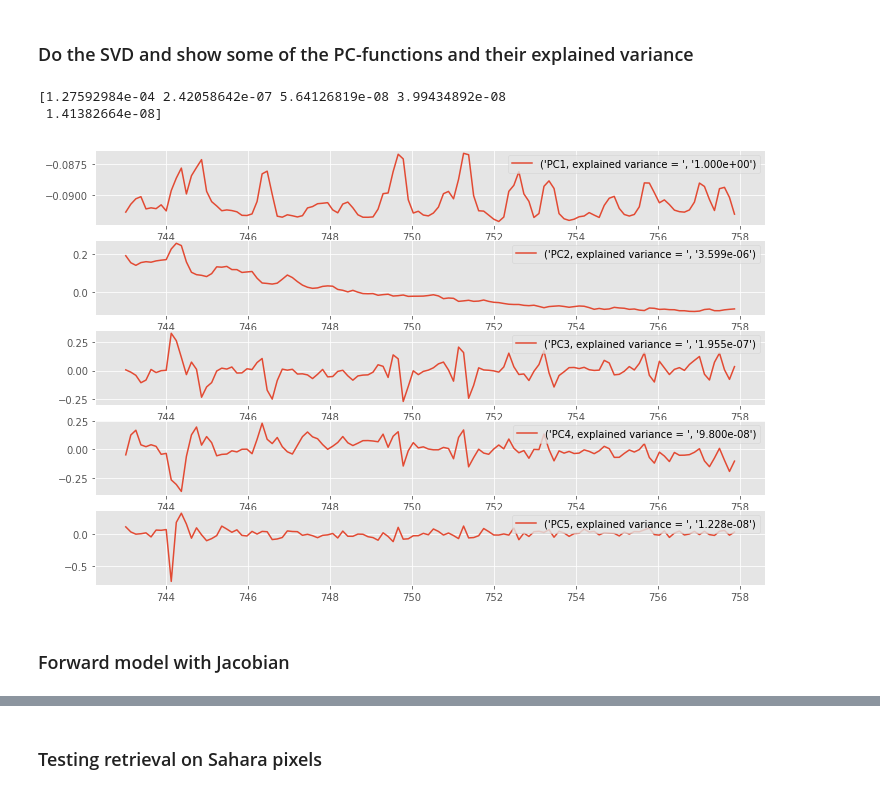
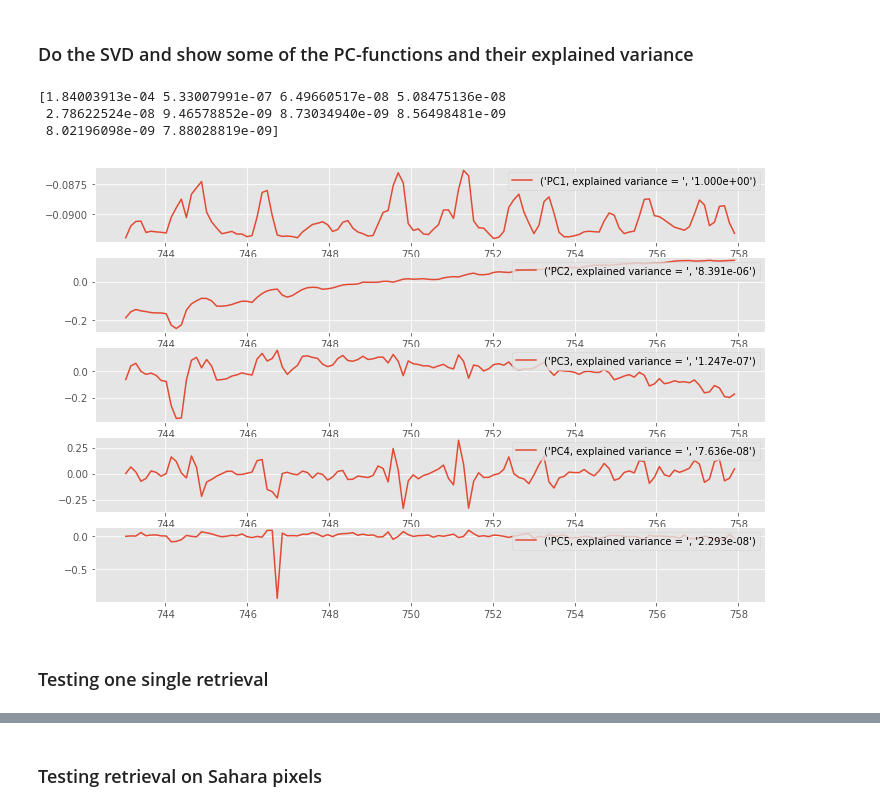
Before and after one commit to cfranken/ESE156, a Jupyter notebook: projects/TROPOMI PROJECT.ipynb, the cells around one changed output, grey strips where cells are left out. Cells and saved outputs as stored; diff of their text form; code cells hidden in the pictures.

```diff
--- a/projects/TROPOMI PROJECT.ipynb
+++ b/projects/TROPOMI PROJECT.ipynb
@@ -16,3 +74,7 @@ f = h5.File('/Users/owinton/Documents/TROPOMI/PS_SIF_map.h5','r')
 SIF_spec = f['SIF_shape'][:]
 SIF_wl = f['wlGrid'][:]
 f.close()
+# %%
+directory = '/Users/owinton/Documents/TROPOMI/'
+filename = 'S5P_OFFL_L1B_RA_BD6_20181011T205656_20181011T223825_05157_01_010000_20181012T002841.zip'
+plotfile(filename, directory)
@@ -74,17 +146,15 @@ Text(0.5,1,'Solar spectrum sample area')
 # %%
 # Get the first 122 wavelengths above 743 nm, this is our retrieval area.
 # Fixed amount of spectral values in each pixel to make matrices easier
-spec_pixel_trunc = np.zeros((408, 150, 122))
-wl_pixel_trunc = np.zeros((408, 122))
-for i in range(408):
-    index_pixel = wl_pixel_all[i, :] > 743
-    wl_pixel = wl_pixel_all[i, index_pixel]
-    wl_pixel_trunc[i, :] = wl_pixel[:122]
-    for j in range(150):
-        spec_pixel = spec_pixel_all[i, j, index_pixel]
-        spec_pixel_trunc[i, j, :] = spec_pixel[:122]
-wl_spec = wl_pixel_trunc
-spec = spec_pixel_trunc
+wl_spec = np.zeros((408, 122))
+spec = np.zeros((nspec, 408, 122))
+for pixel in range(408):
+    index = wl_pixel_all[pixel, :] > 743
+    wl_pixel = wl_pixel_all[pixel, index]
+    wl_spec[pixel, :] = wl_pixel[:122]
+    for swath in range(nspec):
+        spec_pixel = spec_pixel_all[swath, pixel, index]
+        spec[swath, pixel, :] = spec_pixel[:122]
 # %% [markdown]
 ### Do the SVD and show some of the PC-functions and their explained variance
 # %%
@@ -98,32 +168,31 @@ for i in range(408):
 # %%
 # Showing the Principal component functions, along with their explained variance
 # (defined correctly? Only takes into account the relative value of singualr values)
 figsize(12,8)
 plt.subplot(511)
-test_pixel = 1
-plt.plot(wl_pixel_trunc[test_pixel,:],vh[test_pixel,0,:],label=('PC1, explained variance = ', '{:0.3e}'.format(s[test_pixel,0]**2/(s[test_pixel,:].dot(s[test_pixel,:].T)))))
+test_pixel = 200
+plt.plot(wl_spec[test_pixel,:],vh[test_pixel,0,:],label=('PC1, explained variance = ', '{:0.3e}'.format(s[test_pixel,0]**2/(s[test_pixel,:].dot(s[test_pixel,:].T)))))
 plt.legend(loc=1)
 #plt.yticks([])
 plt.subplot(512)
-plt.plot(wl_pixel_trunc[test_pixel,:],vh[test_pixel,1,:],label=('PC2, explained variance = ', '{:0.3e}'.format(s[test_pixel,1]**2/(s[test_pixel,:].dot(s[test_pixel,:].T)))))
+plt.plot(wl_spec[test_pixel,:],vh[test_pixel,1,:],label=('PC2, explained variance = ', '{:0.3e}'.format(s[test_pixel,1]**2/(s[test_pixel,:].dot(s[test_pixel,:].T)))))
 plt.legend(loc=1)
 #plt.yticks([])
 plt.subplot(513)
-plt.plot(wl_pixel_trunc[test_pixel,:],vh[test_pixel,2,:],label=('PC3, explained variance = ', '{:0.3e}'.format(s[test_pixel,2]**2/(s[test_pixel,:].dot(s[test_pixel,:].T)))))
+plt.plot(wl_spec[test_pixel,:],vh[test_pixel,2,:],label=('PC3, explained variance = ', '{:0.3e}'.format(s[test_pixel,2]**2/(s[test_pixel,:].dot(s[test_pixel,:].T)))))
 plt.legend(loc=1)
 #plt.yticks([])
 plt.subplot(514)
-plt.plot(wl_pixel_trunc[test_pixel,:],vh[test_pixel,3,:],label=('PC4, explained variance = ', '{:0.3e}'.format(s[test_pixel,3]**2/(s[test_pixel,:].dot(s[test_pixel,:].T)))))
+plt.plot(wl_spec[test_pixel,:],vh[test_pixel,3,:],label=('PC4, explained variance = ', '{:0.3e}'.format(s[test_pixel,3]**2/(s[test_pixel,:].dot(s[test_pixel,:].T)))))
 plt.legend(loc=1)
 #plt.yticks([])
 plt.subplot(515)
-plt.plot(wl_pixel_trunc[test_pixel,:],vh[test_pixel,4,:],label=('PC5, explained variance = ', '{:0.3e}'.format(s[test_pixel,4]**2/(s[test_pixel,:].dot(s[test_pixel,:].T)))))
+plt.plot(wl_spec[test_pixel,:],vh[test_pixel,4,:],label=('PC5, explained variance = ', '{:0.3e}'.format(s[test_pixel,4]**2/(s[test_pixel,:].dot(s[test_pixel,:].T)))))
 plt.legend(loc=1)
 
-print(s[test_pixel,0:5])
+print(s[test_pixel,0:10])
 # %% [output]
-[1.27592984e-04 2.42058642e-07 5.64126819e-08 3.99434892e-08
- 1.41382664e-08]
+[1.84003913e-04 5.33007991e-07 6.49660517e-08 5.08475136e-08
+ 2.78622524e-08 9.46578852e-09 8.73034940e-09 8.56498481e-09
+ 8.02196098e-09 7.88028819e-09]
-[figure, old version]
+[figure, new version]
-# %% [markdown]
-### Forward model with Jacobian
@@ -159,0 +199,2 @@ def ForwardModel(x, PC, wl_grid, SIF, compK = False):
+# %% [markdown]
+### Testing one single retrieval
```
Also changed, not shown: parts of 27 cells of this notebook.
